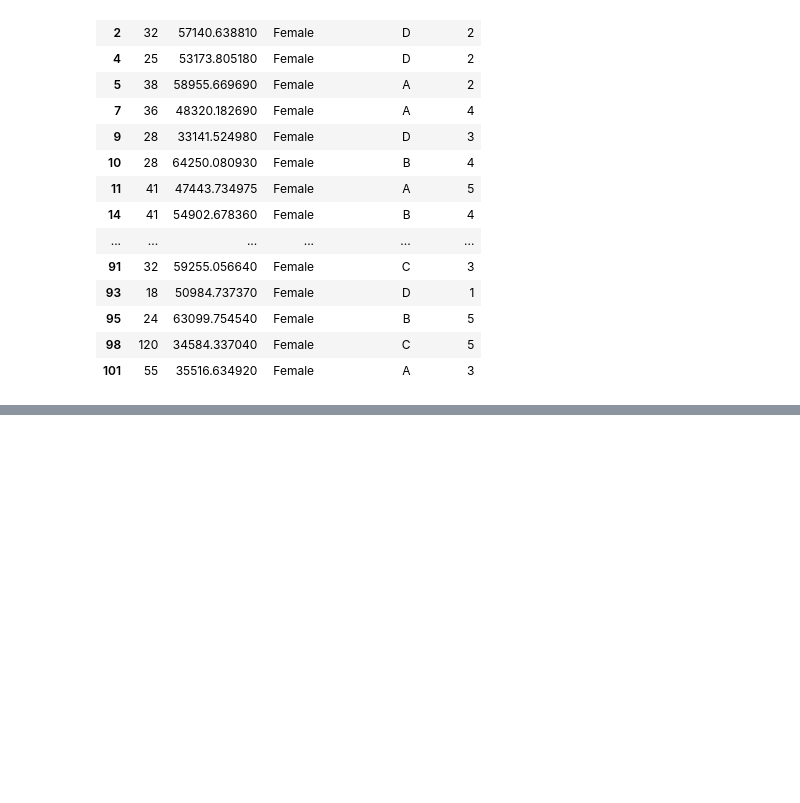
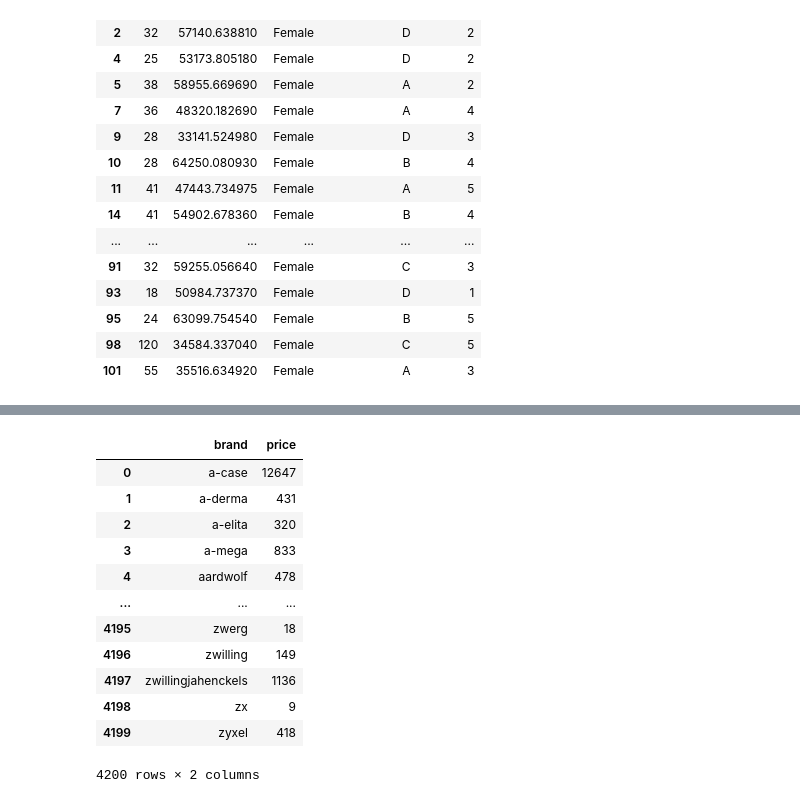
Before and after one commit to JacdowYc/Schulich_data_science1, a Jupyter notebook: my_notebook.ipynb, the cells around one changed output, grey strips where cells are left out. Saved outputs shown, nothing was run; the diff lists cells and outputs as text; code cells hidden in the pictures; blank space fills up the shorter version.

```diff
--- a/my_notebook.ipynb
+++ b/my_notebook.ipynb
@@ -279,0 +294,3 @@ TypeError: "value" parameter must be a scalar, dict or Series, but you passed a
+# %%
+sales_num = df.groupby('brand')['price'].count()
+sales_mean = df.groupby('brand')['price'].mean()
@@ -279,0 +329,18 @@ TypeError: "value" parameter must be a scalar, dict or Series, but you passed a
+# %%
+df_sale = pd.DataFrame(sales_num)
+# %%
+df_sale.reset_index()
+# %% [output]
+|  | brand | price |
+| 0 | a-case | 12647 |
+| 1 | a-derma | 431 |
+| 2 | a-elita | 320 |
+| 3 | a-mega | 833 |
+| 4 | aardwolf | 478 |
+| ... | ... | ... |
+| 4195 | zwerg | 18 |
+| 4196 | zwilling | 149 |
+| 4197 | zwillingjahenckels | 1136 |
+| 4198 | zx | 9 |
+| 4199 | zyxel | 418 |
+4200 rows × 2 columns
```
Also changed, not shown: parts of 10 cells of this notebook, 1 other file.
